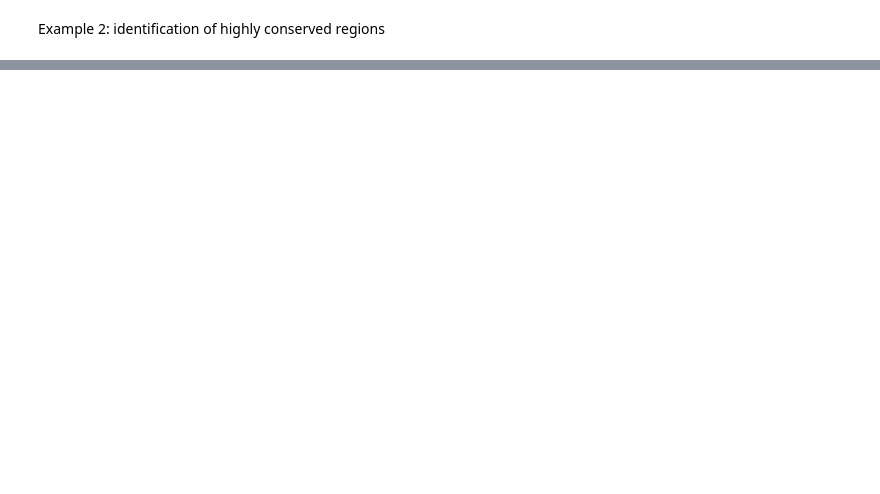
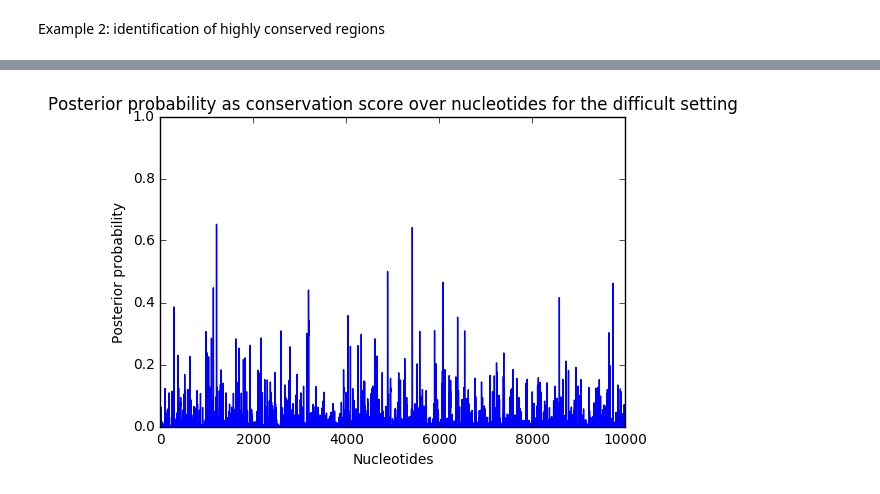
Before and after one commit to zaccharieramzi/phylo-hmm, a Jupyter notebook: experiments_kimia.ipynb, the cells around one changed output, grey strips where cells are left out. Drawn from its saved outputs; the diff is of its cells as text; code cells hidden in the pictures; blank space fills up the shorter version.

```diff
--- a/experiments_kimia.ipynb
+++ b/experiments_kimia.ipynb
@@ -196,0 +73,16 @@ plt.show()
+# %%
+routine_dict_difficult = single_decoding_routine(tree_path, n_nucleotids, alphabet, A,
+                            b, n_species, pi_difficult, kappa, scaling_factors,
+                            alg="sp")
+probabilities_difficult = routine_dict_difficult["probabilities"]
+# %%
+interest_difficult = probabilities_difficult[0, :]
+plt.plot(interest_difficult)
+plt.xlabel("Nucleotides")
+plt.ylabel("Posterior probability")
+plt.title("Posterior probability as conservation score over nucleotides for the difficult setting")
+axes = plt.gca()
+axes.set_ylim([0,1])
+plt.show()
+# %% [output]
+[figure, added]
```
Also changed, not shown: parts of 21 cells of this notebook, 6 other files.
